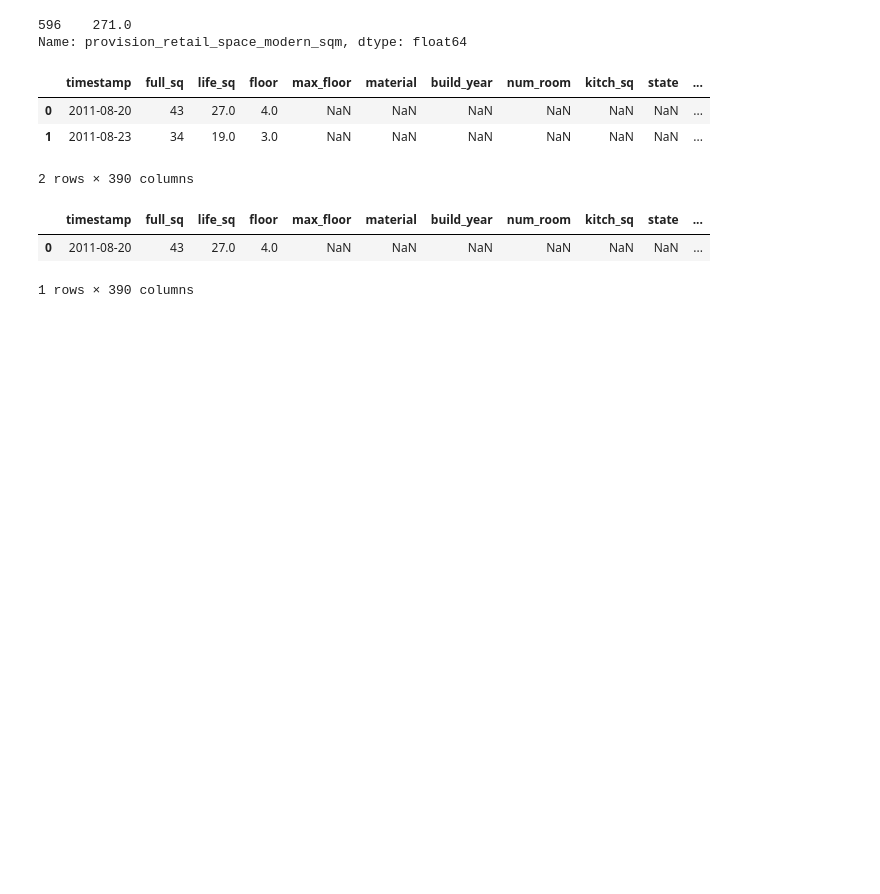
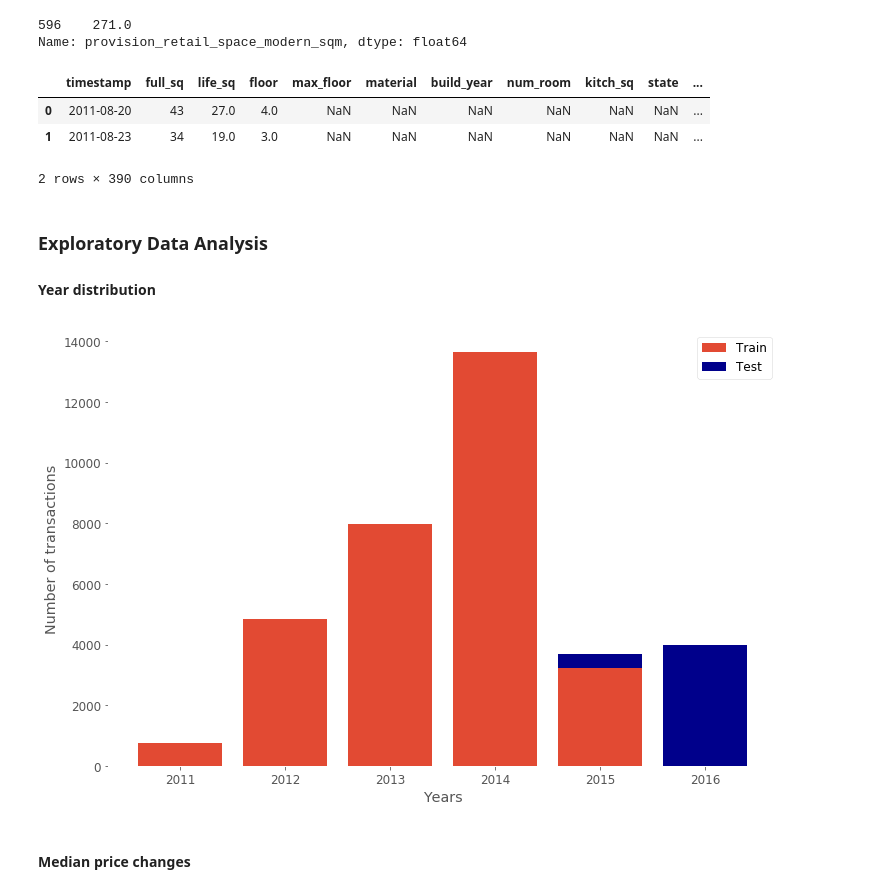
Before and after one commit to melaanya/twente-aml, a Jupyter notebook: project/eda/eda.ipynb, the cells around one changed output. Drawn from its saved outputs; the diff is of its cells as text; code cells hidden in the pictures; blank space fills up the shorter version.

Commit message:
change data loading, add initial eda

```diff
--- a/project/eda/eda.ipynb
+++ b/project/eda/eda.ipynb
@@ -6,3 +1,19 @@ from catboost import Pool, CatBoostRegressor, CatBoostClassifier
+# %%
+import catboost
+import matplotlib
+import matplotlib.pyplot as plt
+import numpy as np
+import pandas as pd
+
+from catboost import Pool, CatBoostRegressor, CatBoostClassifier
+from matplotlib.backends.backend_pdf import PdfPages
+from matplotlib.pylab import rcParams
+
+# matplotlib settings
+matplotlib.style.use('ggplot')
+rcParams['figure.figsize'] = 12, 8
+rcParams['font.size'] = 12
+rcParams['axes.facecolor'] = 'white'
 # %%
 dataset = np.array([[1,4,5,6],[4,5,6,7],[30,40,50,60],[20,15,85,60]])
 train_labels = [1.2,3.4,9.5,24.5]
@@ -69,6 +80,7 @@ print(preds)
 # %%
-data = pd.read_csv('../data/train.csv', index_col = 'id')
-data.head(2)
+train = pd.read_csv('../data/train.csv', index_col = 'id')
+test = pd.read_csv('../data/test.csv', index_col = 'id')
+train.head(2)
 # %% [output]
 |  | timestamp | full_sq | life_sq | floor | max_floor | material | build_year | num_room | kitch_sq | state | ... |
 | id |  |  |  |  |  |  |  |  |  |  | ... |
@@ -89,16 +101,14 @@ macro.loc[macro.timestamp == '2011-08-20']['provision_retail_space_modern_sqm']
 596    271.0
 Name: provision_retail_space_modern_sqm, dtype: float64
 # %%
-df_full = pd.merge(data, macro, on = 'timestamp')
-df_full.head(2)
+df_train = pd.merge(train, macro, on = 'timestamp')
+df_test = pd.merge(test, macro, on = 'timestamp')
+df_train.head(2)
 # %% [output]
 |  | timestamp | full_sq | life_sq | floor | max_floor | material | build_year | num_room | kitch_sq | state | ... |
 | 0 | 2011-08-20 | 43 | 27.0 | 4.0 | NaN | NaN | NaN | NaN | NaN | NaN | ... |
 | 1 | 2011-08-23 | 34 | 19.0 | 3.0 | NaN | NaN | NaN | NaN | NaN | NaN | ... |
 2 rows × 390 columns
-# %%
-df_full.loc[df_full['timestamp'] == '2011-08-20']
-# %% [output]
-|  | timestamp | full_sq | life_sq | floor | max_floor | material | build_year | num_room | kitch_sq | state | ... |
-| 0 | 2011-08-20 | 43 | 27.0 | 4.0 | NaN | NaN | NaN | NaN | NaN | NaN | ... |
-1 rows × 390 columns
+# %% [markdown]
+### Exploratory Data Analysis
+#### Year distribution
@@ -104,0 +124,15 @@ df_full.loc[df_full['timestamp'] == '2011-08-20']
+# %%
+year_train_distr = df_train.groupby(by = 'year')['timestamp'].count()
+year_test_distr = df_test.groupby(by = 'year')['timestamp'].count()
+# %%
+fig = plt.figure()
+p1 = plt.bar(year_test_distr.index, year_test_distr, color='darkblue')
+p2 = plt.bar(year_train_distr.index, year_train_distr)
+plt.xlabel('Years')
+plt.ylabel('Number of transactions')
+plt.legend((p2[0], p1[0]), ('Train', 'Test'))
+plt.show()
+# %% [output]
+[figure, added]
+# %% [markdown]
+#### Median price changes
```
Also changed, not shown: parts of 3 cells of this notebook.
